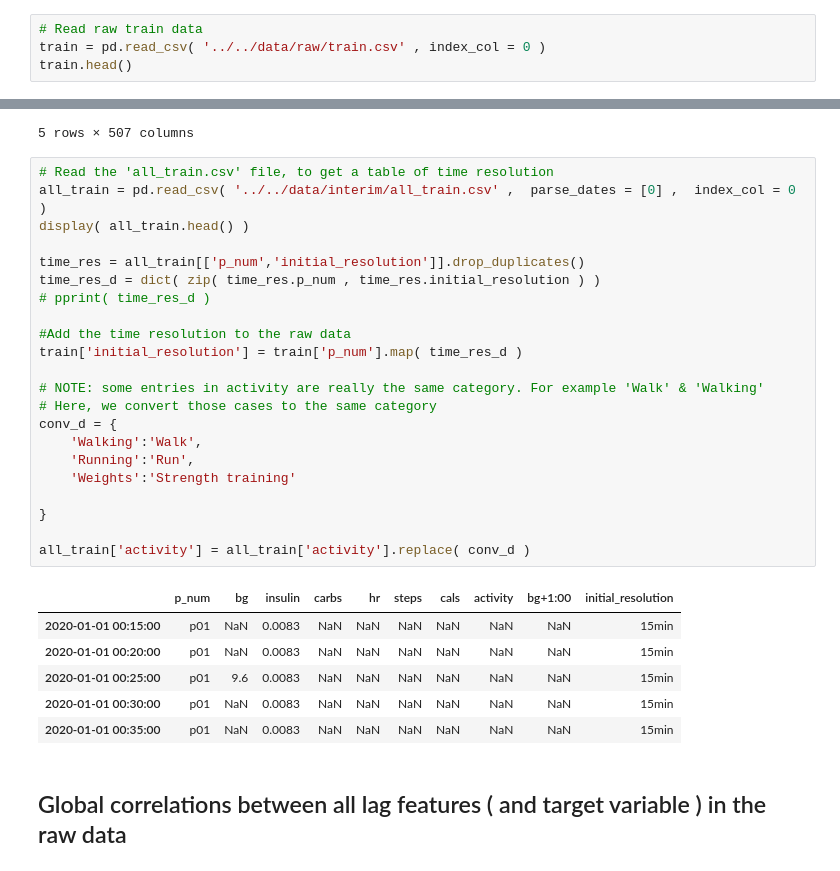
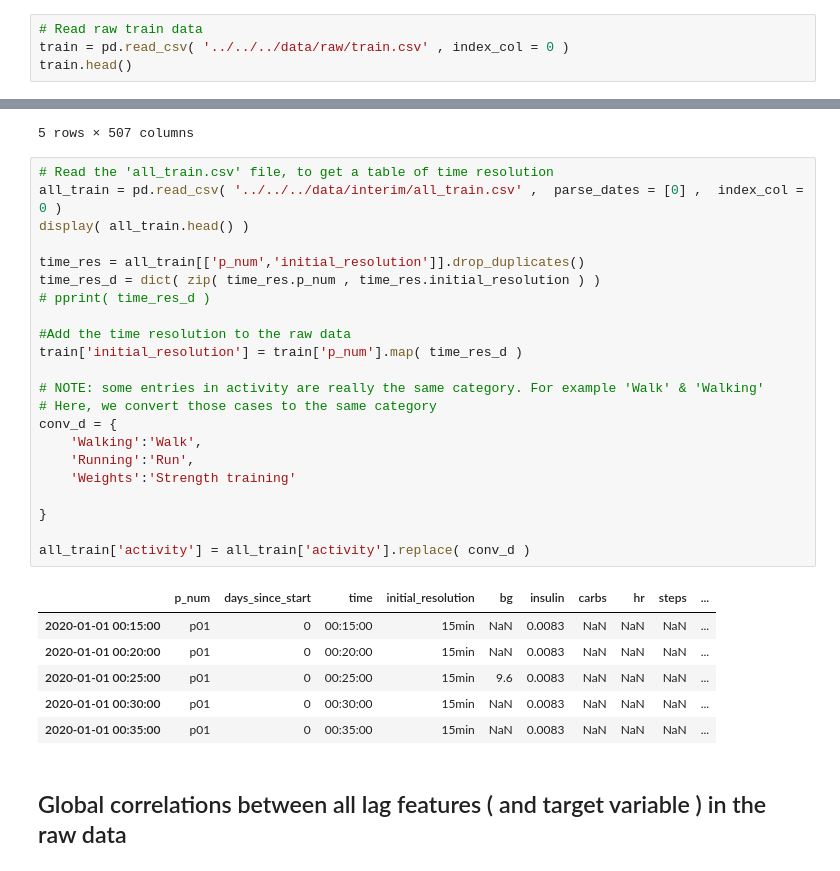
Before and after one commit to masaver/brist1d, a Jupyter notebook: reports/rendering-1/02-exploratory-data-analysis/05-data-correlation.ipynb, the cells around one changed output, grey strips where cells are left out. Cells and saved outputs as stored; diff of their text form.

```diff
--- a/reports/rendering-1/02-exploratory-data-analysis/05-data-correlation.ipynb
+++ b/reports/rendering-1/02-exploratory-data-analysis/05-data-correlation.ipynb
@@ -13,7 +13,7 @@ import warnings
 warnings.filterwarnings('ignore')
 # %%
 # Read raw train data
-train = pd.read_csv( '../../data/raw/train.csv' , index_col = 0 )
+train = pd.read_csv( '../../../data/raw/train.csv' , index_col = 0 )
 train.head()
 # %% [output]
 |  | p_num | time | bg-5:55 | bg-5:50 | bg-5:45 | bg-5:40 | bg-5:35 | bg-5:30 | bg-5:25 | bg-5:20 | ... | ... |
@@ -26,33 +26,33 @@ train.head()
 5 rows × 507 columns
 # %%
 # Read the 'all_train.csv' file, to get a table of time resolution
-all_train = pd.read_csv( '../../data/interim/all_train.csv' ,  parse_dates = [0] ,  index_col = 0 )
+all_train = pd.read_csv( '../../../data/interim/all_train.csv' ,  parse_dates = [0] ,  index_col = 0 )
 display( all_train.head() )
 
 time_res = all_train[['p_num','initial_resolution']].drop_duplicates()
 time_res_d = dict( zip( time_res.p_num , time_res.initial_resolution ) )
 # pprint( time_res_d )
 
 #Add the time resolution to the raw data
 train['initial_resolution'] = train['p_num'].map( time_res_d )
 
 # NOTE: some entries in activity are really the same category. For example 'Walk' & 'Walking'
 # Here, we convert those cases to the same category
 conv_d = {
     'Walking':'Walk',
     'Running':'Run',
     'Weights':'Strength training'
 
 }
 
 all_train['activity'] = all_train['activity'].replace( conv_d )
 # %% [output]
-|  | p_num | bg | insulin | carbs | hr | steps | cals | activity | bg+1:00 | initial_resolution |
-| 2020-01-01 00:15:00 | p01 | NaN | 0.0083 | NaN | NaN | NaN | NaN | NaN | NaN | 15min |
-| 2020-01-01 00:20:00 | p01 | NaN | 0.0083 | NaN | NaN | NaN | NaN | NaN | NaN | 15min |
-| 2020-01-01 00:25:00 | p01 | 9.6 | 0.0083 | NaN | NaN | NaN | NaN | NaN | NaN | 15min |
-| 2020-01-01 00:30:00 | p01 | NaN | 0.0083 | NaN | NaN | NaN | NaN | NaN | NaN | 15min |
-| 2020-01-01 00:35:00 | p01 | NaN | 0.0083 | NaN | NaN | NaN | NaN | NaN | NaN | 15min |
+|  | p_num | days_since_start | time | initial_resolution | bg | insulin | carbs | hr | steps | ... |
+| 2020-01-01 00:15:00 | p01 | 0 | 00:15:00 | 15min | NaN | 0.0083 | NaN | NaN | NaN | ... |
+| 2020-01-01 00:20:00 | p01 | 0 | 00:20:00 | 15min | NaN | 0.0083 | NaN | NaN | NaN | ... |
+| 2020-01-01 00:25:00 | p01 | 0 | 00:25:00 | 15min | 9.6 | 0.0083 | NaN | NaN | NaN | ... |
+| 2020-01-01 00:30:00 | p01 | 0 | 00:30:00 | 15min | NaN | 0.0083 | NaN | NaN | NaN | ... |
+| 2020-01-01 00:35:00 | p01 | 0 | 00:35:00 | 15min | NaN | 0.0083 | NaN | NaN | NaN | ... |
 # %% [markdown]
 ## Global correlations between all lag features ( and target variable ) in the raw data
 # %%
```
Also changed, not shown: parts of 6 cells of this notebook, 1 other file.
